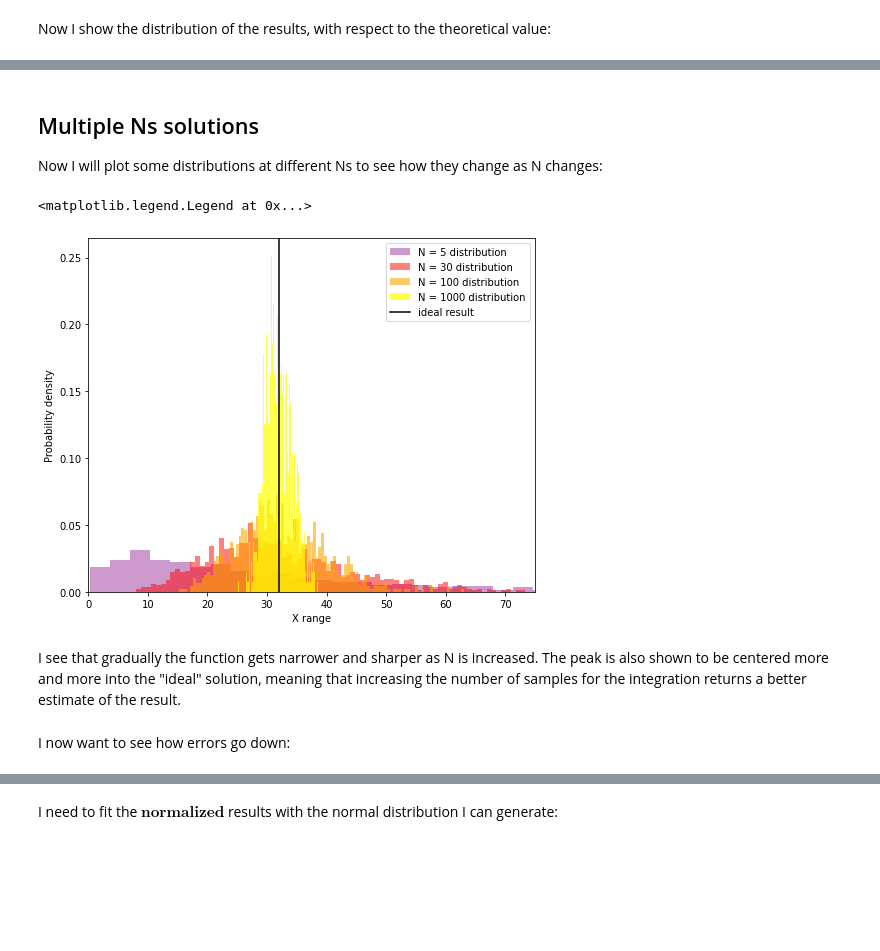
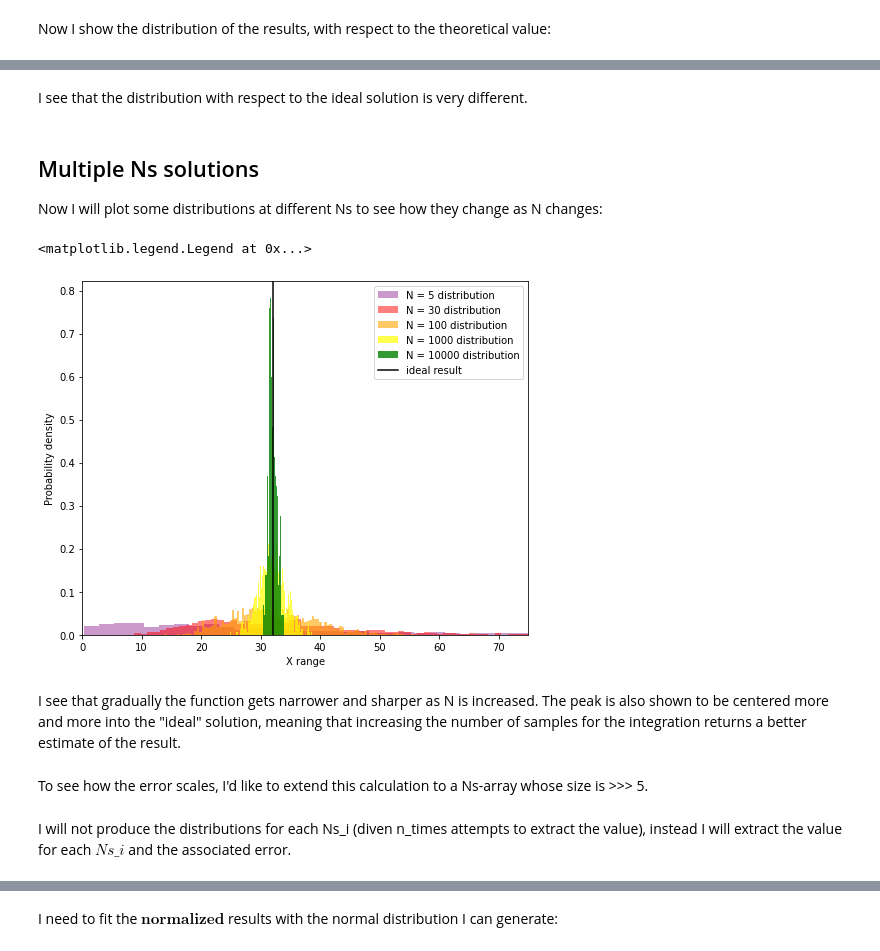
Before and after one commit to nicolegrillo/astrostatistics_bicocca_2023, a Jupyter notebook: working/A_gaussian_integral.ipynb, the cells around one changed output, grey strips where cells are left out. Saved outputs shown, nothing was run; the diff lists cells and outputs as text; code cells hidden in the pictures; blank space fills up the shorter version.

```diff
--- a/working/A_gaussian_integral.ipynb
+++ b/working/A_gaussian_integral.ipynb
@@ -84,9 +87,11 @@ plt.legend();
+# %% [markdown]
+I see that the distribution with respect to the ideal solution is very different.
 # %% [markdown]
 ## Multiple Ns solutions
 
 Now I will plot some distributions at different Ns to see how they change as N changes:
 # %%
-Ns = [5, 30, 100, 1000]
+Ns = [5, 30, 100, 1000, 10000]
 
 results_ns = {}
 error_ns = []
@@ -98,29 +103,26 @@ for ns in Ns:
     for i in range(0, n_times):
 
         results_ns[f"Ns = {ns}"].append(Monte_Carlo(sigma, ns))
-
-    error_ns.append(np.std(results_ns[f"Ns = {ns}"]))  # append the std deviation of distribution of estimates at Ns
 # %%
-color_list = ['red', 'blue', 'orange', 'green']
-
 plt.figure(figsize = (8, 6.5))
 
 plt.hist(results_ns["Ns = 5"], 100, histtype='barstacked', density=True, alpha=0.4, edgecolor='none', color='purple', label='N = 5 distribution');
 plt.hist(results_ns["Ns = 30"], 100, histtype='barstacked', density=True, alpha=0.5, edgecolor='none', color='red', label='N = 30 distribution');
 plt.hist(results_ns["Ns = 100"], 100, histtype='barstacked', density=True, alpha=0.6, edgecolor='none', color='orange', label='N = 100 distribution');
 plt.hist(results_ns["Ns = 1000"], 100, histtype='barstacked', density=True, alpha=0.7, edgecolor='none', color='yellow', label='N = 1000 distribution');
+plt.hist(results_ns["Ns = 10000"], 100, histtype='barstacked', density=True, alpha=0.8, edgecolor='none', color='green', label='N = 10000 distribution');
 
 plt.axvline(x = ideal_sol, color = 'black', label = 'ideal result')
 
 plt.xlim(0, 75)
 
 plt.ylabel('Probability density')
 plt.xlabel('X range');
 plt.legend()
 # %% [output]
 <matplotlib.legend.Legend at 0x...>
-[figure, old version]
+[figure, new version]
 # %% [markdown]
 I see that gradually the function gets narrower and sharper as N is increased. The peak is also shown to be centered more and more into the "ideal" solution, meaning that increasing the number of samples for the integration returns a better estimate of the result.
 # %% [markdown]
-I now want to see how errors go down:
+To see how the error scales, I'd like to extend this calculation to a Ns-array whose size is >>> 5.
@@ -126,0 +131,2 @@ I now want to see how errors go down:
+# %% [markdown]
+I will not produce the distributions for each Ns_i (diven n_times attempts to extract the value), instead I will extract the value for each $\textit{Ns_i}$ and the associated error.
```
Also changed, not shown: parts of 22 cells of this notebook.
